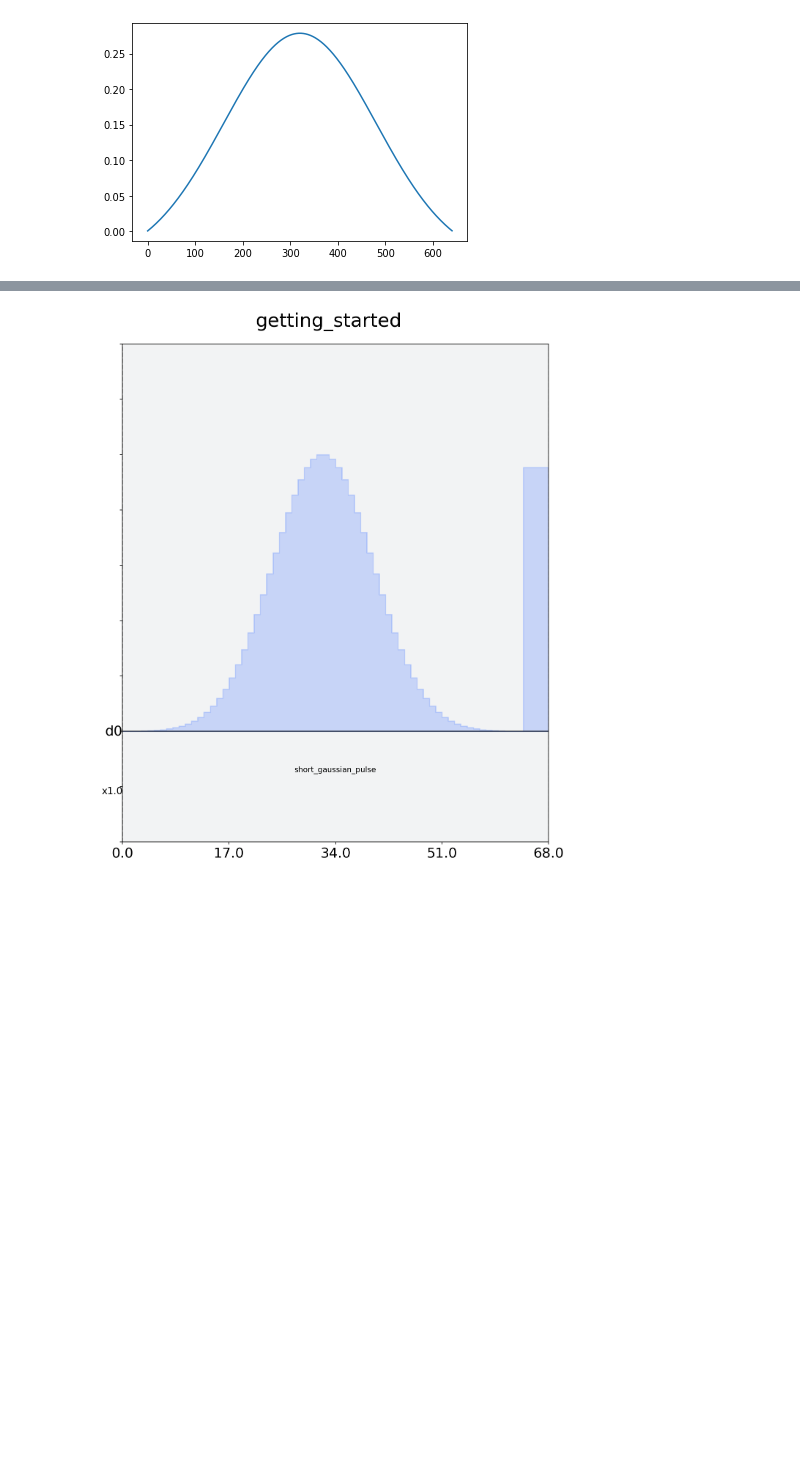
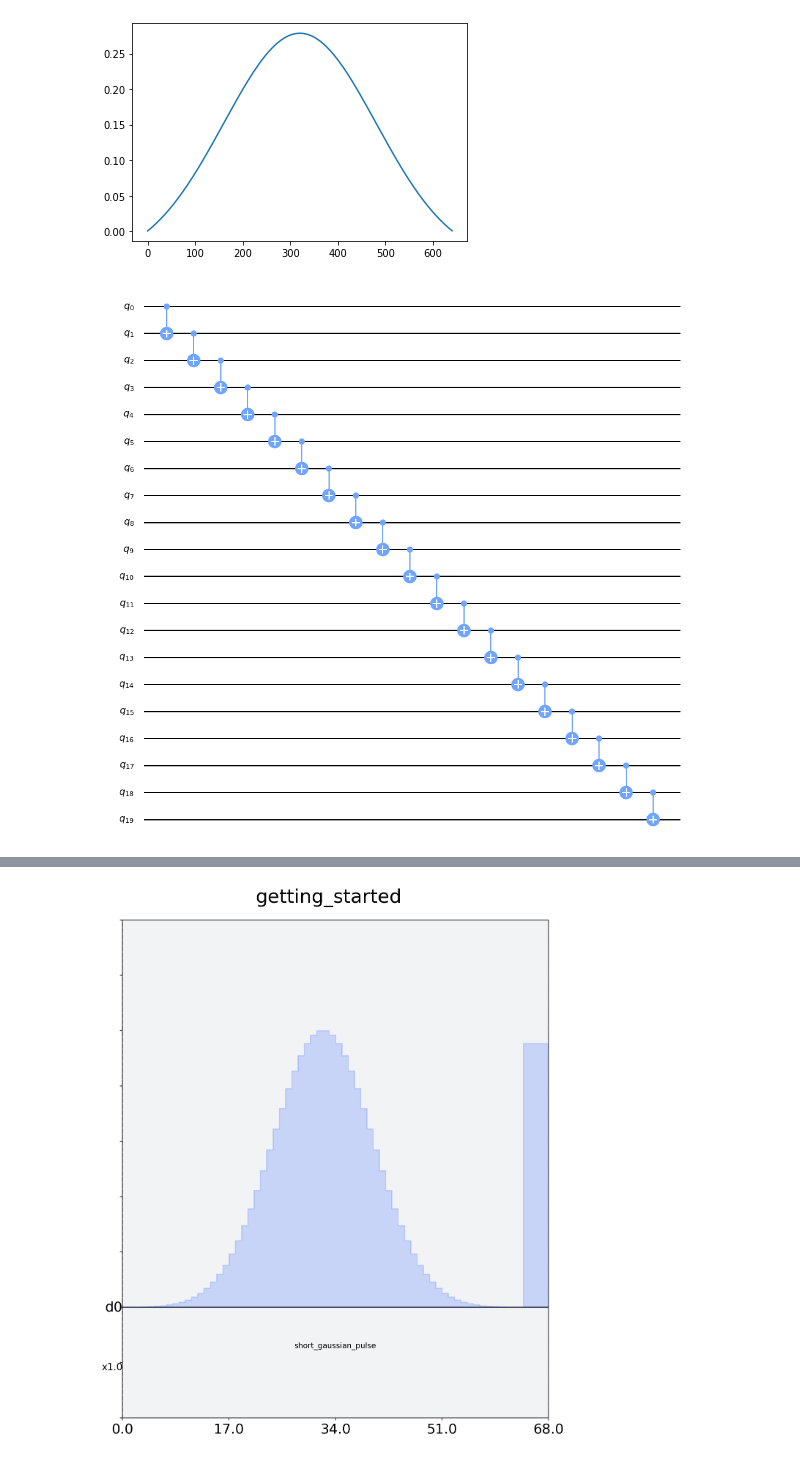
Before and after one commit to adgt/pulsemaker, a Jupyter notebook: general-playground/pulse_sandbox.ipynb, the cells around one changed output, grey strips where cells are left out. Cells and saved outputs as stored; diff of their text form; code cells hidden in the pictures; blank space fills up the shorter version.

```diff
--- a/general-playground/pulse_sandbox.ipynb
+++ b/general-playground/pulse_sandbox.ipynb
@@ -414,3 +417,11 @@ plt.plot(t,np.imag(a))
 # %% [output]
 [<matplotlib.lines.Line2D at 0x...>]
 [figure]
+# %%
+n = 20
+circ = QuantumCircuit(n)
+circ.cx(range(0,n-1),range(1,n))
+#circ.measure_all()
+circ.draw('mpl')
+# %% [output]
+[figure, added]
```
Also changed, not shown: parts of 7 cells of this notebook, 3 other files.
